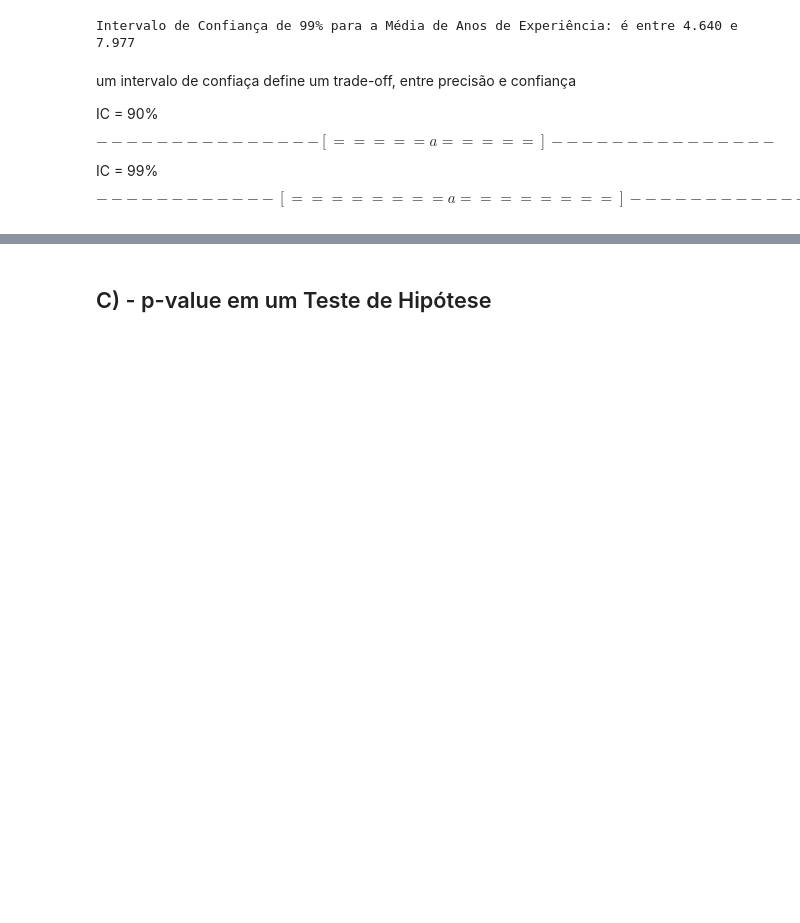
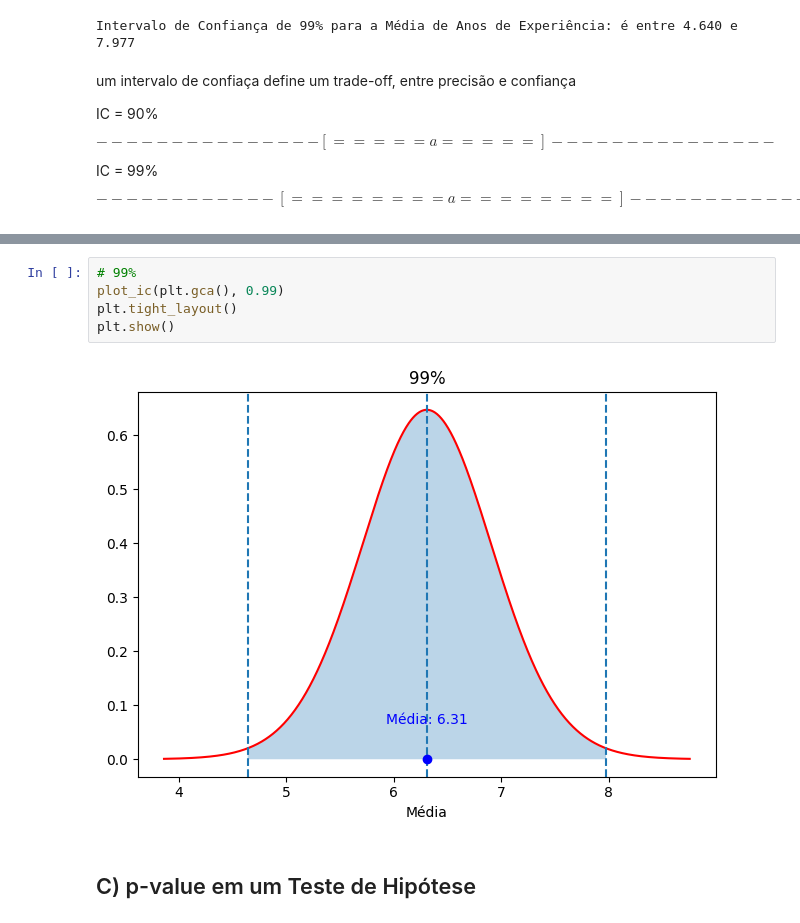
Before and after one commit to PedroMends30/matematica-computacional, a Jupyter notebook: Atividade_2.2_Mat_Comp.ipynb, the cells around one changed output, grey strips where cells are left out. Cells and saved outputs as stored; diff of their text form; blank space fills up the shorter version.

```diff
--- a/Atividade_2.2_Mat_Comp.ipynb
+++ b/Atividade_2.2_Mat_Comp.ipynb
@@ -232,2 +280,9 @@ $$
+# %%
+# 99%
+plot_ic(plt.gca(), 0.99)
+plt.tight_layout()
+plt.show()
+# %% [output]
+[figure, added]
 # %% [markdown]
-## C) - p-value em um Teste de Hipótese
+## C) p-value em um Teste de Hipótese
```
Also changed, not shown: parts of 10 cells of this notebook.
